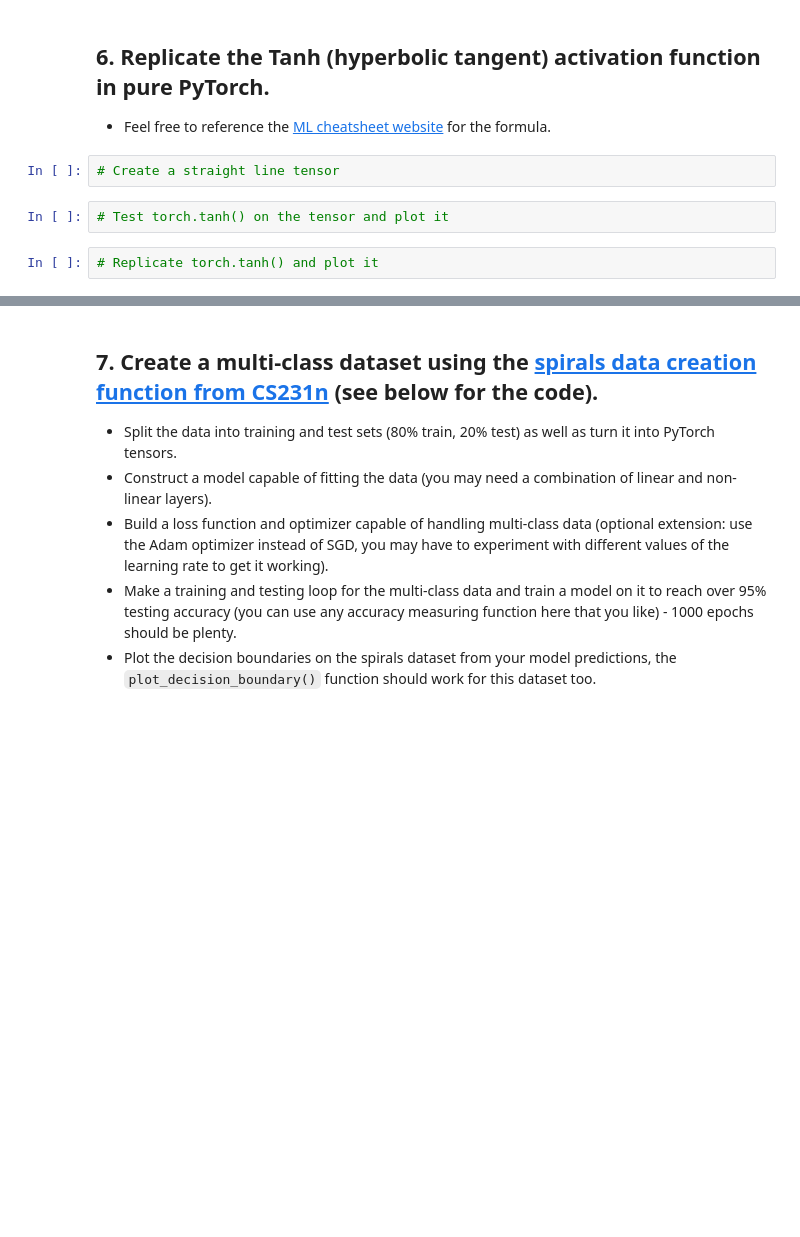
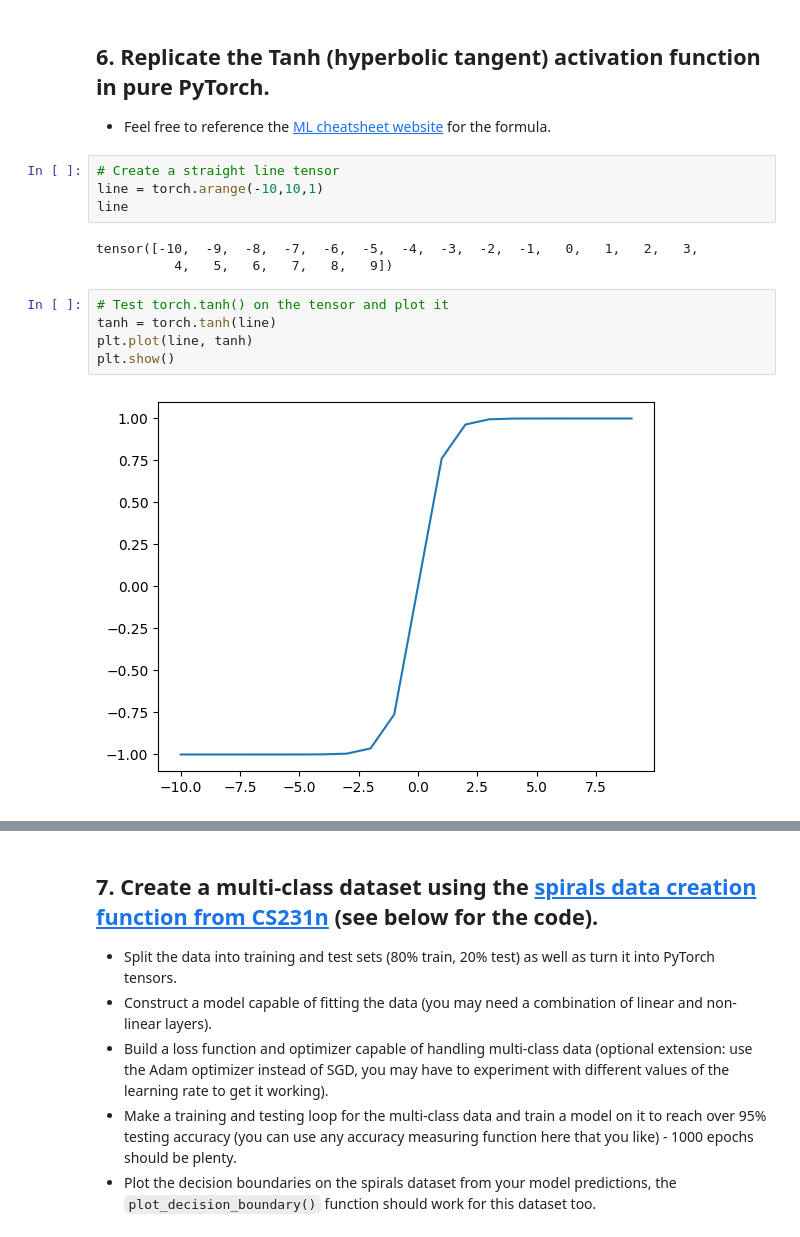
Before and after one commit to Kaunaz/pytorch-deep-learning, a Jupyter notebook: extras/exercises/02_pytorch_classification_exercises.ipynb, the cells around one changed output, grey strips where cells are left out. Saved outputs shown, nothing was run; the diff lists cells and outputs as text; blank space fills up the shorter version.

```diff
--- a/extras/exercises/02_pytorch_classification_exercises.ipynb
+++ b/extras/exercises/02_pytorch_classification_exercises.ipynb
@@ -283,7 +283,15 @@ plot_decision_boundary(model_0, X_test, y_test)
   * Feel free to reference the [ML cheatsheet website](https://ml-cheatsheet.readthedocs.io/en/latest/activation_functions.html#tanh) for the formula.
 # %%
 # Create a straight line tensor
+line = torch.arange(-10,10,1)
+line
+# %% [output]
+tensor([-10,  -9,  -8,  -7,  -6,  -5,  -4,  -3,  -2,  -1,   0,   1,   2,   3,
+          4,   5,   6,   7,   8,   9])
 # %%
 # Test torch.tanh() on the tensor and plot it
+tanh = torch.tanh(line)
+plt.plot(line, tanh)
+plt.show()
+# %% [output]
+[figure, added]
-# %%
-# Replicate torch.tanh() and plot it
```
Also changed, not shown: parts of 16 cells of this notebook.
